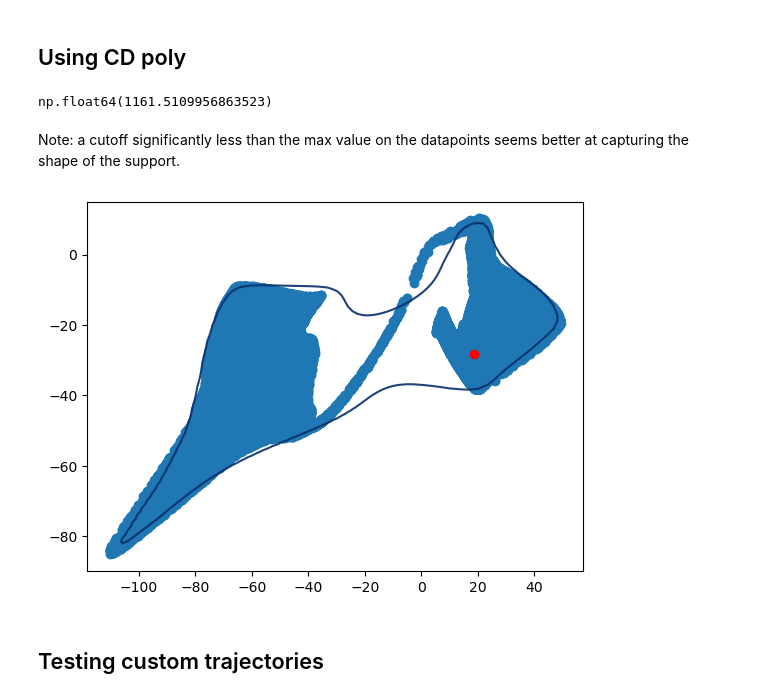
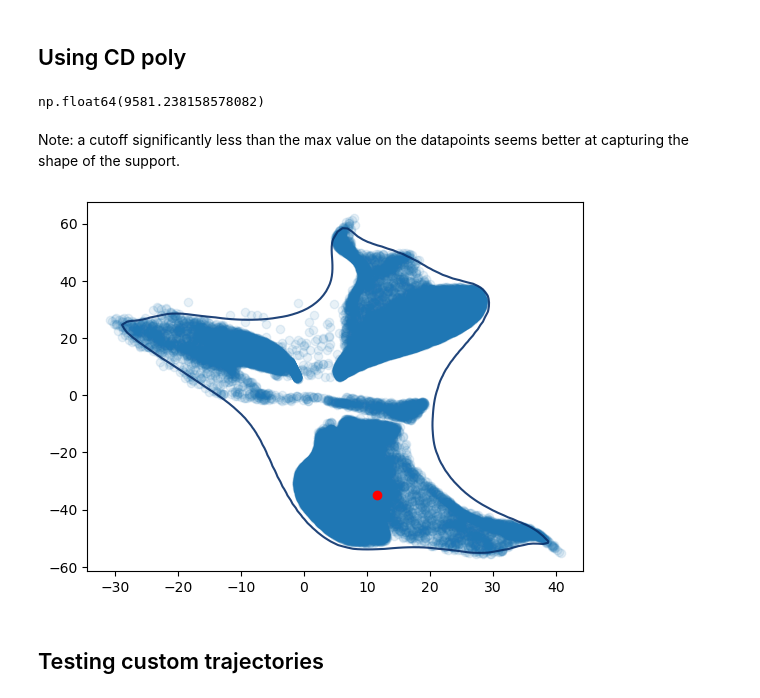
Before and after one commit to ljnel/cd-project, a Jupyter notebook: encoders/mlp.ipynb, the cells around one changed output. Cells and saved outputs as stored; diff of their text form; code cells hidden in the pictures.

```diff
--- a/encoders/mlp.ipynb
+++ b/encoders/mlp.ipynb
@@ -19,9 +19,9 @@ if project_root not in sys.path:
 from simulation.gen_pend import *
 
 param_dists = {
-    'q': stats.uniform(-np.pi, 2 * np.pi),  # U[-pi, pi]
-    'v': stats.norm(loc=5.),  # U[-3, 3]
-    'b': stats.uniform(0., .1) # U[0, .1]
+    'q': stats.uniform(-np.pi, 2 * np.pi),
+    'v': stats.uniform(-6., 12),
+    'b': stats.uniform(0., .2)
 }
 
-times, trajs = gen_trajs(10_000, 2., 20, param_dists)
+times, trajs = gen_trajs(50_000, 2., 20, param_dists)
@@ -174,4 +169,4 @@ torch.save(te.state_dict(), PATH)
 # %%
-PATH = './mlp_state_dict.pth'
-te.load_state_dict(torch.load(PATH))
+PATH = './mlp.pth'
+te = torch.load(PATH)
 # %% [output]
@@ -217,7 +214,8 @@ app.run()
 # %% [markdown]
 ## Testing trajectories outside of the training distribution
 # %%
-_, traj_ood = gen_one_traj(2., .1, np.pi/4, 10., 1.)
+_, traj_ood = gen_one_traj(2., 20, np.pi/4, 10., 1.)
+traj_ood = traj_ood.reshape(1, 2, -1)  # Reshape to match the input shape of the model
 
 with torch.no_grad():
     _, latents_ood = te(torch.tensor(traj_ood))
@@ -241,21 +239,21 @@ plt.plot(times, traj_ood[0, 0], color='red', lw=3)
 # %%
 from cd_poly.cd_poly import *
 # %%
-p = CDPolynomial(latents, degree=7)
-alpha = 1.01 * p(latents).max()
+p = CDPolynomial(latents, degree=8)
+alpha = p(latents).max()
 # %%
 alpha
 # %% [output]
-np.float64(1161.5109956863523)
+np.float64(9581.238158578082)
 # %% [markdown]
 Note: a cutoff significantly less than the max value on the datapoints seems better at capturing the shape of the support.
 # %%
 fig, ax = plt.subplots()
-ax.scatter(*latents.numpy().T)
+ax.scatter(*latents.numpy().T, alpha=0.1)
 ax.scatter(*latents_ood.T, color='red')
-plot_level_set(p, alpha / 5, ax)
+plot_level_set(p, alpha / 10, ax)
 # %% [output]
-[figure, old version]
+[figure, new version]
 # %% [markdown]
 ## Testing custom trajectories
 # %% [markdown]
```
Also changed, not shown: parts of 17 cells of this notebook, 6 other files.
